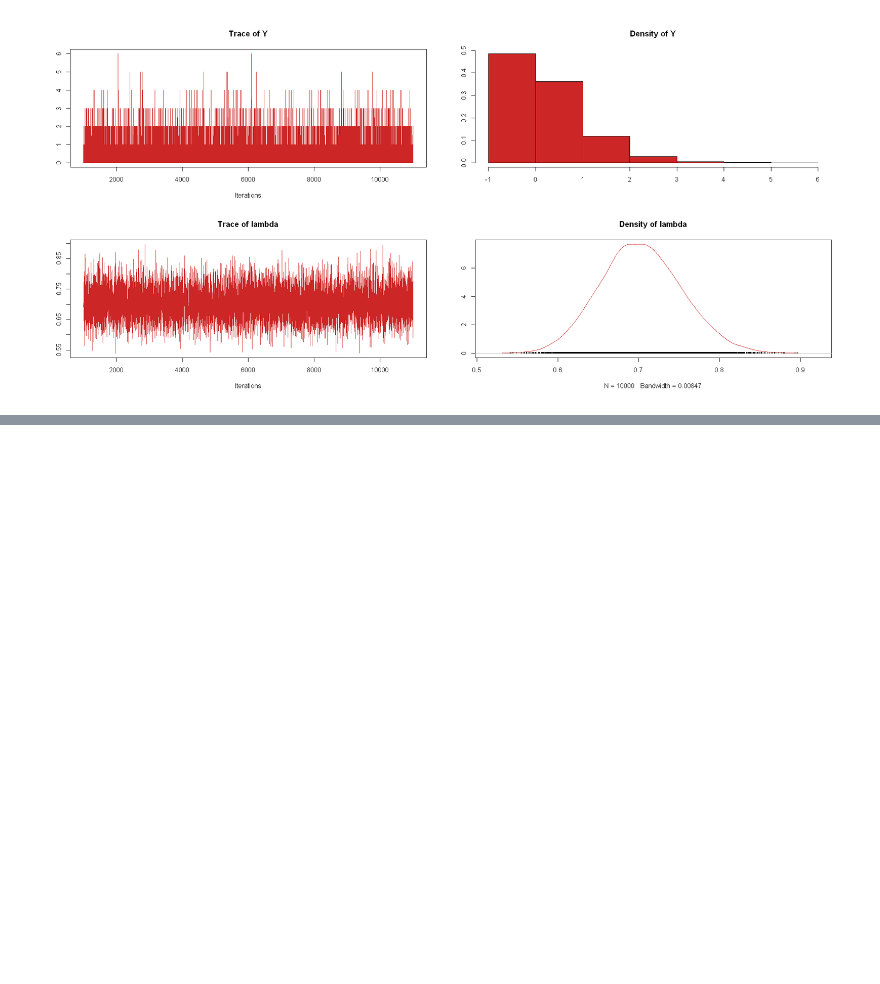
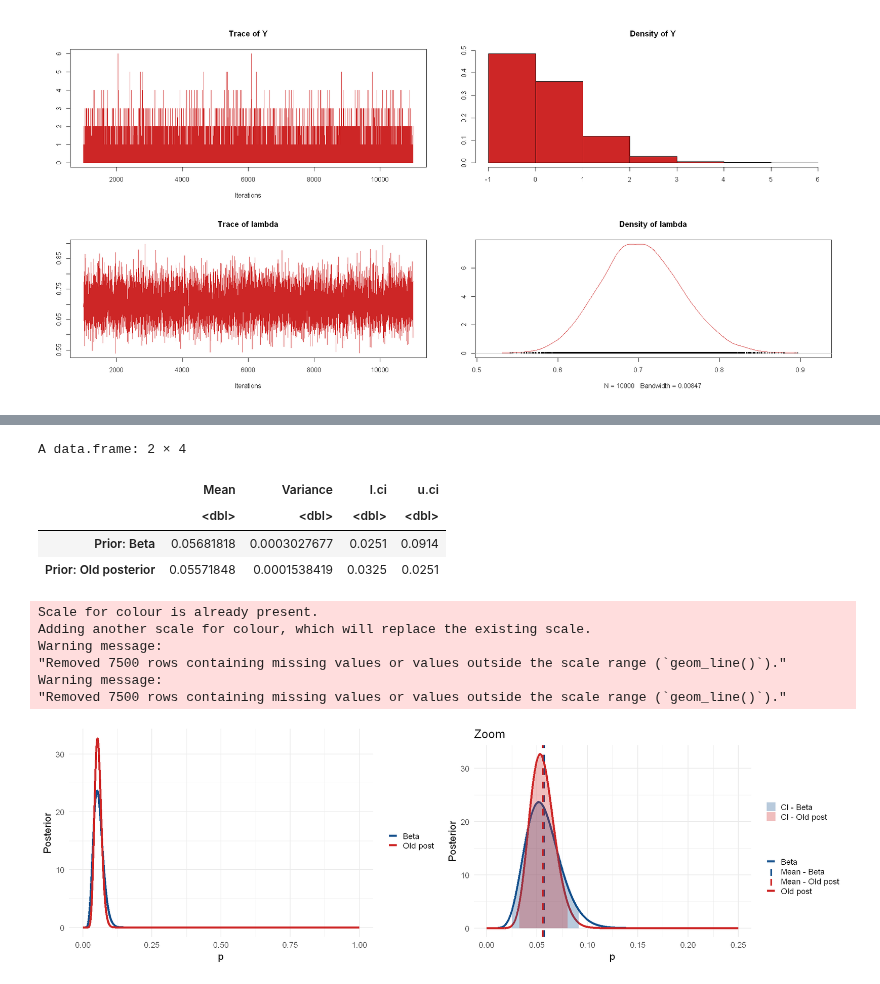
Before and after one commit to Berto70/advstat, a Jupyter notebook: ex6/Bertinelli_Gabriele_Rlab06.ipynb, the cells around one changed output, grey strips where cells are left out. Cells and saved outputs as stored; diff of their text form; code cells hidden in the pictures; blank space fills up the shorter version.

```diff
--- a/ex6/Bertinelli_Gabriele_Rlab06.ipynb
+++ b/ex6/Bertinelli_Gabriele_Rlab06.ipynb
@@ -332,0 +462,80 @@ plot(chain2, col='firebrick3')
+# %%
+delta.t <- 0.0001
+p <- seq(0, 1, by=delta.t)
+
+#likelihood
+p.like <- dbinom(y, n, prob=p)
+
+#the two prior
+p.beta_prior <- dbeta(p, 1, 10)
+p.old_prior <- p.beta_post
+
+#the two possible posterior
+p.beta_post <- (p.like * p.beta_prior) / (delta.t * sum(p.like * p.beta_prior))
+
+p.old_post <- (p.like * p.old_prior) / (delta.t * sum(p.like * p.old_prior))
+
+#find the two baiesian estimator for the two posterior
+beta_mean <- sum(p * p.beta_post) * delta.t
+beta_var <- sum(((p-beta_mean)^2) * p.beta_post) * delta.t
+beta_low <- ncredint(p, p.beta_post, level = 0.95)[['lower']]
+beta_up <- ncredint(p, p.beta_post, level = 0.95)[['upper']]
+beta_cred_int <- c(beta_low, beta_up)
+
+
+old_mean <- sum(p * p.old_post) * delta.t
+old_var <- sum(((p-old_mean)^2) * p.old_post) * delta.t
+old_low <- ncredint(p, p.old_post, level=0.95)[['lower']]
+old_up <- ncredint(p, p.old_post, level=0.95)[['upper']]
+old_cred_int <- c(old_low, old_up)
+
+#print the result in a dataframe
+result <- data.frame(
+          Mean = c(beta_mean, old_mean),
+          Variance = c(beta_var, old_var),
+          l.ci = c(beta_low, old_low),
+          u.ci = c(beta_up, beta_low),
+          row.names = c('Prior: Beta', 'Prior: Old posterior')
+)
+result
+
+options(repr.plot.width = 20, repr.plot.height = 6)
+#plot the two posterior
+prior_plot <- ggplot()+
+        geom_line(aes(p, p.beta_post, color='Beta'), lwd=1.7) +
+        geom_line(aes(p, p.old_post, color='Old post'), lwd=1.7) +
+        scale_color_manual(values = c('Beta' = 'dodgerblue4', 'Old post' = 'firebrick3')) +
+        theme_minimal(base_size = 18) +
+        labs(x='p', y='Posterior', color='')
+
+prior_plot_zoom <- prior_plot +
+        geom_vline(aes(xintercept=beta_mean, color = 'Mean - Beta'), linetype='dashed', lwd=1.5) +
+        geom_area(aes(x = p[p>beta_low & p<beta_up],
+                      y = p.beta_post[p>beta_low & p<beta_up],
+                      fill='CI - Beta'), alpha=0.3) +
+
+        geom_vline(aes(xintercept=old_mean, color='Mean - Old post'), linetype='dashed', lwd=1.5) +
+        geom_area(aes(x = p[p>old_low & p<old_up],
+                      y = p.old_post[p>old_low & p<old_up],
+                      fill='CI - Old post'), alpha=0.3) +
+        scale_color_manual(values = c('Beta' = 'dodgerblue4', 'Old post' = 'firebrick3',
+                                      'Mean - Beta' = 'dodgerblue4', 'Mean - Old post' = 'firebrick3')) +
+        scale_fill_manual(values = c('CI - Beta' = 'dodgerblue4', 'CI - Old post' = 'firebrick3')) +
+        theme_minimal(base_size = 18) +
+        xlim(0, 0.25) +
+        labs(title='Zoom', color='', fill='')
+
+grid.arrange(grobs=list(prior_plot, prior_plot_zoom), nrow=1, ncol=2)
+# %% [output]
+A data.frame: 2 × 4
+|  | Mean | Variance | l.ci | u.ci |
+|  | <dbl> | <dbl> | <dbl> | <dbl> |
+| Prior: Beta | 0.05681818 | 0.0003027677 | 0.0251 | 0.0914 |
+| Prior: Old posterior | 0.05571848 | 0.0001538419 | 0.0325 | 0.0251 |
+Scale for colour is already present.
+Adding another scale for colour, which will replace the existing scale.
+Warning message:
+"Removed 7500 rows containing missing values or values outside the scale range (`geom_line()`)."
+Warning message:
+"Removed 7500 rows containing missing values or values outside the scale range (`geom_line()`)."
+[figure, added]
```
Also changed, not shown: parts of 22 cells of this notebook.
